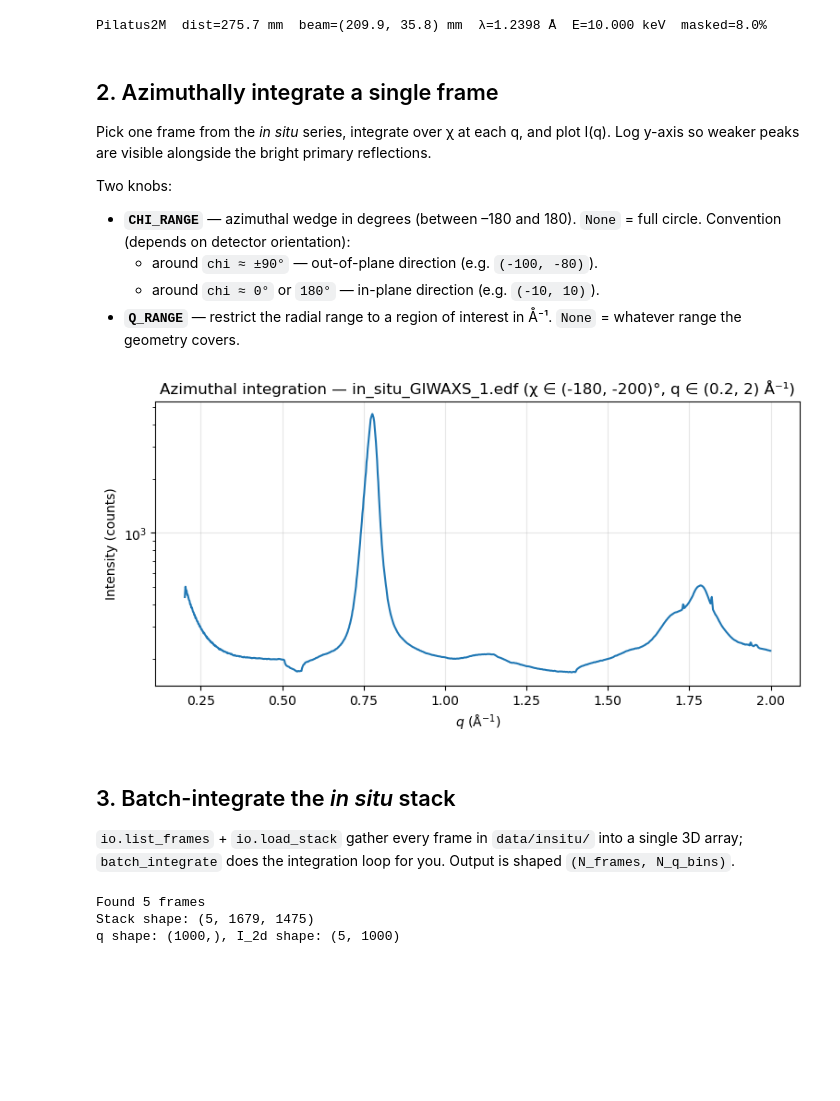
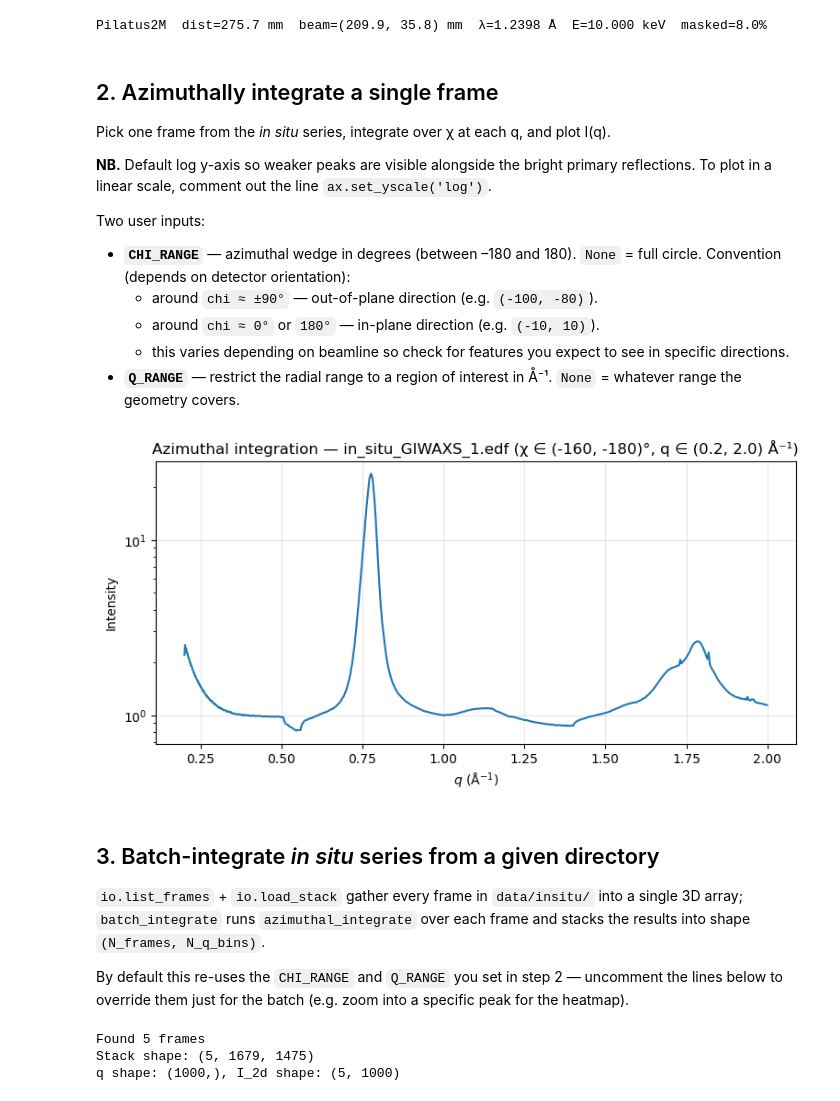
Before and after one commit to omgough/giwaxs-analysis, a Jupyter notebook: notebooks/02_azimuthal_integration.ipynb, the cells around one changed output. Drawn from its saved outputs; the diff is of its cells as text; code cells hidden in the pictures; blank space fills up the shorter version.

```diff
--- a/notebooks/02_azimuthal_integration.ipynb
+++ b/notebooks/02_azimuthal_integration.ipynb
@@ -31,40 +32,51 @@ Pilatus2M  dist=275.7 mm  beam=(209.9, 35.8) mm  λ=1.2398 Å  E=10.000 keV  mas
 # %% [markdown]
 ## 2. Azimuthally integrate a single frame
 
-Pick one frame from the _in situ_ series, integrate over χ at each q, and plot I(q). Log y-axis so weaker peaks are visible alongside the bright primary reflections.
+Pick one frame from the _in situ_ series, integrate over χ at each q, and plot I(q).
 
-Two knobs:
+**NB.** Default log y-axis so weaker peaks are visible alongside the bright primary reflections. To plot in a linear scale, comment out the line `ax.set_yscale('log')`.
+
+Two user inputs:
 
 - **`CHI_RANGE`** — azimuthal wedge in degrees (between –180 and 180). `None` = full circle. Convention (depends on detector orientation):
   - around `chi ≈ ±90°` — out-of-plane direction (e.g. `(-100, -80)`).
   - around `chi ≈ 0°` or `180°` — in-plane direction (e.g. `(-10, 10)`).
+  - this varies depending on beamline so check for features you expect to see in specific directions.
 - **`Q_RANGE`** — restrict the radial range to a region of interest in Å⁻¹. `None` = whatever range the geometry covers.
 # %%
 FRAME_PATH = '../data/insitu/in_situ_GIWAXS_1.edf'
 
 # Both ranges default to None — set them to a tuple to restrict.
-CHI_RANGE = -180, -200       # e.g. (-100, -80) for out-of-plane
-Q_RANGE = 0.2, 2         # e.g. (0.2, 2.0)  for a peak of interest
+CHI_RANGE = -160, -180       # e.g. (-100, -80) for out-of-plane
+Q_RANGE = 0.2, 2.0      # e.g. (0.2, 2.0)  for a peak of interest
+
+# Optional: normalise to intensity at a specific q (Å⁻¹). Set to None to skip.
+#NORM_Q = 1          # e.g. 1.0
 
 frame = io.load_frame(FRAME_PATH)
 q, I = integration.azimuthal_integrate(frame, calib, chi_range=CHI_RANGE, q_range=Q_RANGE)
 
+if NORM_Q is not None:
+    I = I / I[np.argmin(np.abs(q - NORM_Q))]
+
 fig, ax = plt.subplots(figsize=(9, 4))
 ax.plot(q, I)
 ax.set_xlabel(r'$q$ (Å$^{-1}$)')
-ax.set_ylabel('Intensity (counts)')
-ax.set_yscale('log')
+ax.set_ylabel('Intensity' if NORM_Q is not None else 'Intensity (counts)')
+ax.set_yscale('log')   # ← comment out for linear scale
 ax.set_title(
     f'Azimuthal integration — {FRAME_PATH.rsplit("/", 1)[-1]}'
     f' (χ ∈ {CHI_RANGE}°, q ∈ {Q_RANGE} Å⁻¹)'
 )
 ax.grid(True, alpha=0.3)
 plt.show()
 # %% [output]
-[figure, old version]
+[figure, new version]
 # %% [markdown]
-## 3. Batch-integrate the _in situ_ stack
+## 3. Batch-integrate _in situ_ series from a given directory
 
-`io.list_frames` + `io.load_stack` gather every frame in `data/insitu/` into a single 3D array; `batch_integrate` does the integration loop for you. Output is shaped `(N_frames, N_q_bins)`.
+`io.list_frames` + `io.load_stack` gather every frame in `data/insitu/` into a single 3D array; `batch_integrate` runs `azimuthal_integrate` over each frame and stacks the results into shape `(N_frames, N_q_bins)`.
+
+By default this re-uses the `CHI_RANGE` and `Q_RANGE` you set in step 2 — uncomment the lines below to override them just for the batch (e.g. zoom into a specific peak for the heatmap).
 # %%
 INSITU_DIR = '../data/insitu/'
```
Also changed, not shown: parts of 6 cells of this notebook, 1 other file.
